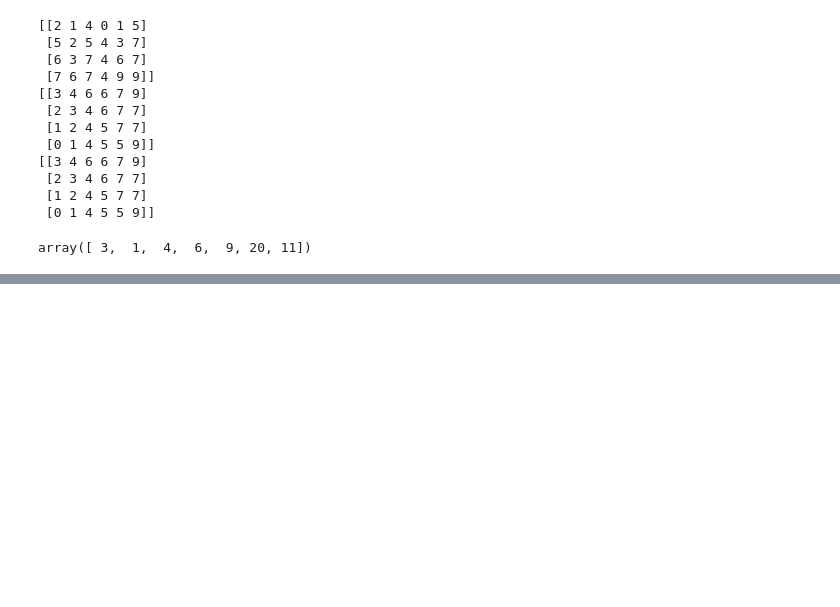
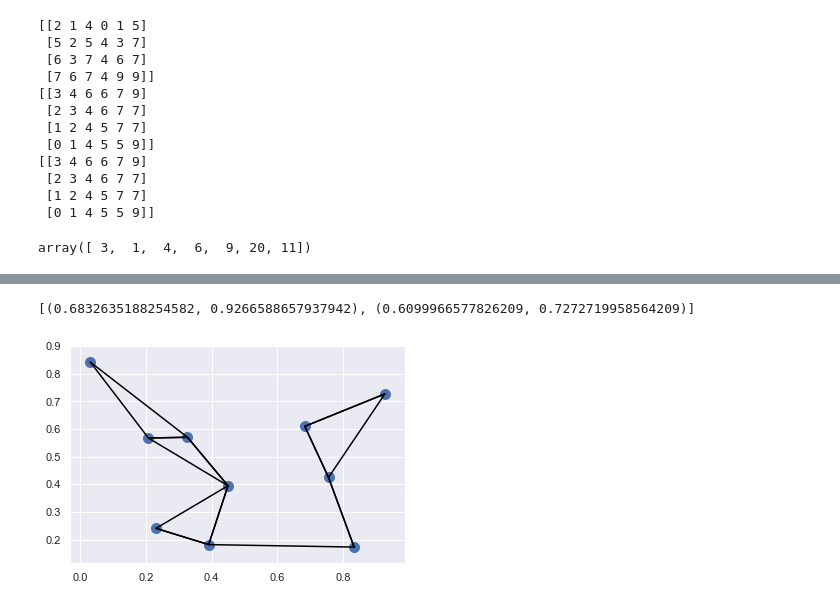
Before and after one commit to HansBlackCat/Python, a Jupyter notebook: data_science/np_sort.ipynb, the cells around one changed output, grey strips where cells are left out. Cells and saved outputs as stored; diff of their text form; code cells hidden in the pictures; blank space fills up the shorter version.

```diff
--- a/data_science/np_sort.ipynb
+++ b/data_science/np_sort.ipynb
@@ -42,0 +64,7 @@ array([ 3,  1,  4,  6,  9, 20, 11])
+# %%
+print(X)
+diff=X[:,np.newaxis,:]-X[np.newaxis,:,:]
+sq_diff=diff**2
+dist_sq=sq_diff.sum(-1)
+nearest=np.argsort(dist_sq,axis=1)
+nearest
@@ -42,0 +92,4 @@ array([ 3,  1,  4,  6,  9, 20, 11])
+# %%
+K=2
+nearest_par=np.argpartition(dist_sq,K+1,axis=1)
+nearest_par
@@ -42,0 +107,9 @@ array([ 3,  1,  4,  6,  9, 20, 11])
+# %%
+plt.scatter(X[:,0],X[:,1],s=100)
+K=2
+for i in range(10):
+    for j in nearest_par[i,:K+1]:
+        plt.plot(*zip(X[i],X[j]),color='black')
+# %% [output]
+[(0.6832635188254582, 0.9266588657937942), (0.6099966577826209, 0.7272719958564209)]
+[figure, added]
```
Also changed, not shown: parts of 5 cells of this notebook.
